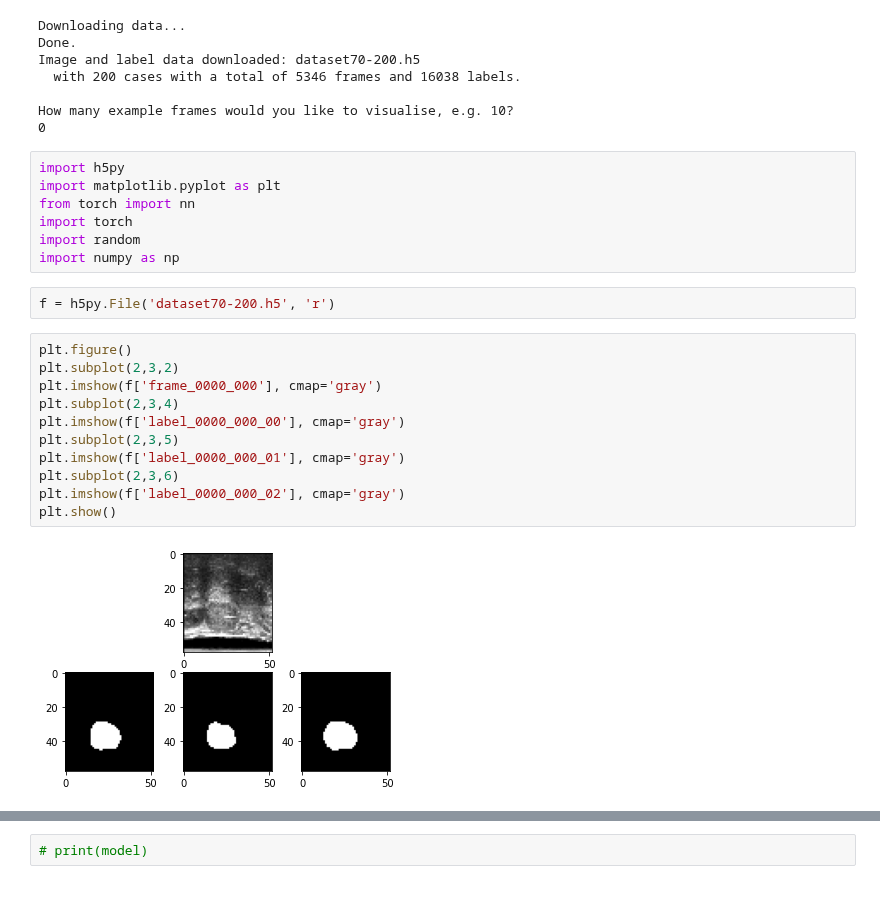
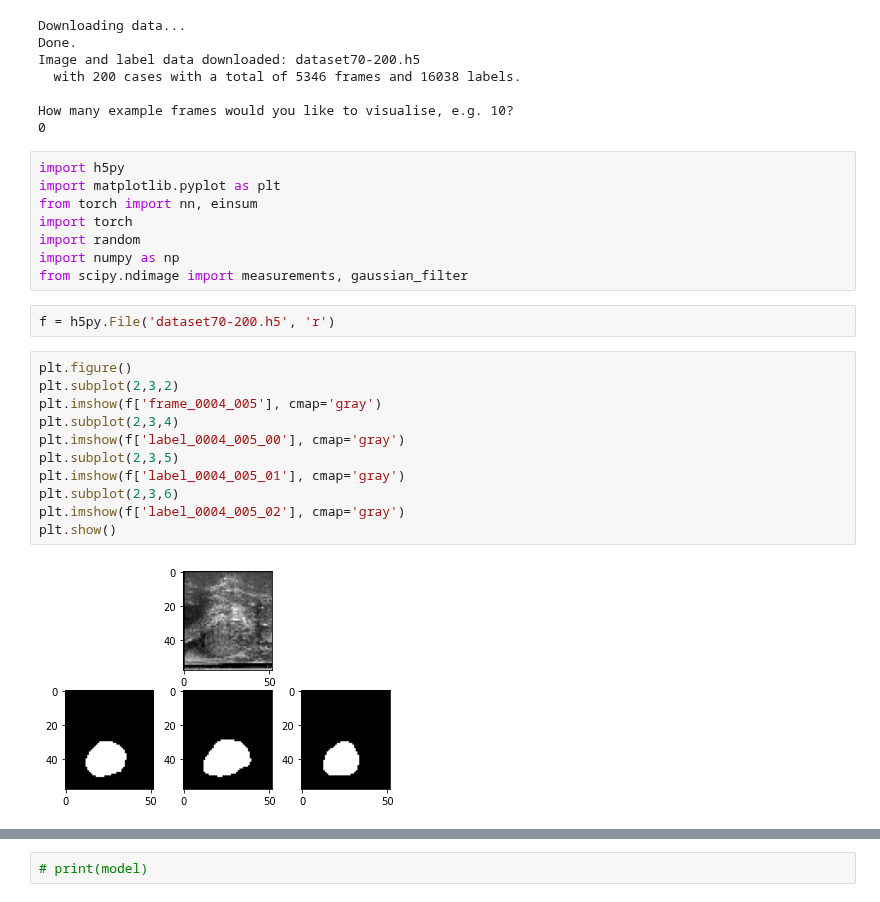
Before and after one commit to liamchalcroft/RectAngle, a Jupyter notebook: colab_dev.ipynb, the cells around one changed output, grey strips where cells are left out. Cells and saved outputs as stored; diff of their text form.

```diff
--- a/colab_dev.ipynb
+++ b/colab_dev.ipynb
@@ -26,23 +26,24 @@ How many example frames would you like to visualise, e.g. 10?
 # %%
 import h5py
 import matplotlib.pyplot as plt
-from torch import nn
+from torch import nn, einsum
 import torch
 import random
 import numpy as np
+from scipy.ndimage import measurements, gaussian_filter
 # %%
 f = h5py.File('dataset70-200.h5', 'r')
 # %%
 plt.figure()
 plt.subplot(2,3,2)
-plt.imshow(f['frame_0000_000'], cmap='gray')
+plt.imshow(f['frame_0004_005'], cmap='gray')
 plt.subplot(2,3,4)
-plt.imshow(f['label_0000_000_00'], cmap='gray')
+plt.imshow(f['label_0004_005_00'], cmap='gray')
 plt.subplot(2,3,5)
-plt.imshow(f['label_0000_000_01'], cmap='gray')
+plt.imshow(f['label_0004_005_01'], cmap='gray')
 plt.subplot(2,3,6)
-plt.imshow(f['label_0000_000_02'], cmap='gray')
+plt.imshow(f['label_0004_005_02'], cmap='gray')
 plt.show()
 # %% [output]
-[figure, old version]
+[figure, new version]
 # %%
```
Also changed, not shown: parts of 20 cells of this notebook.
